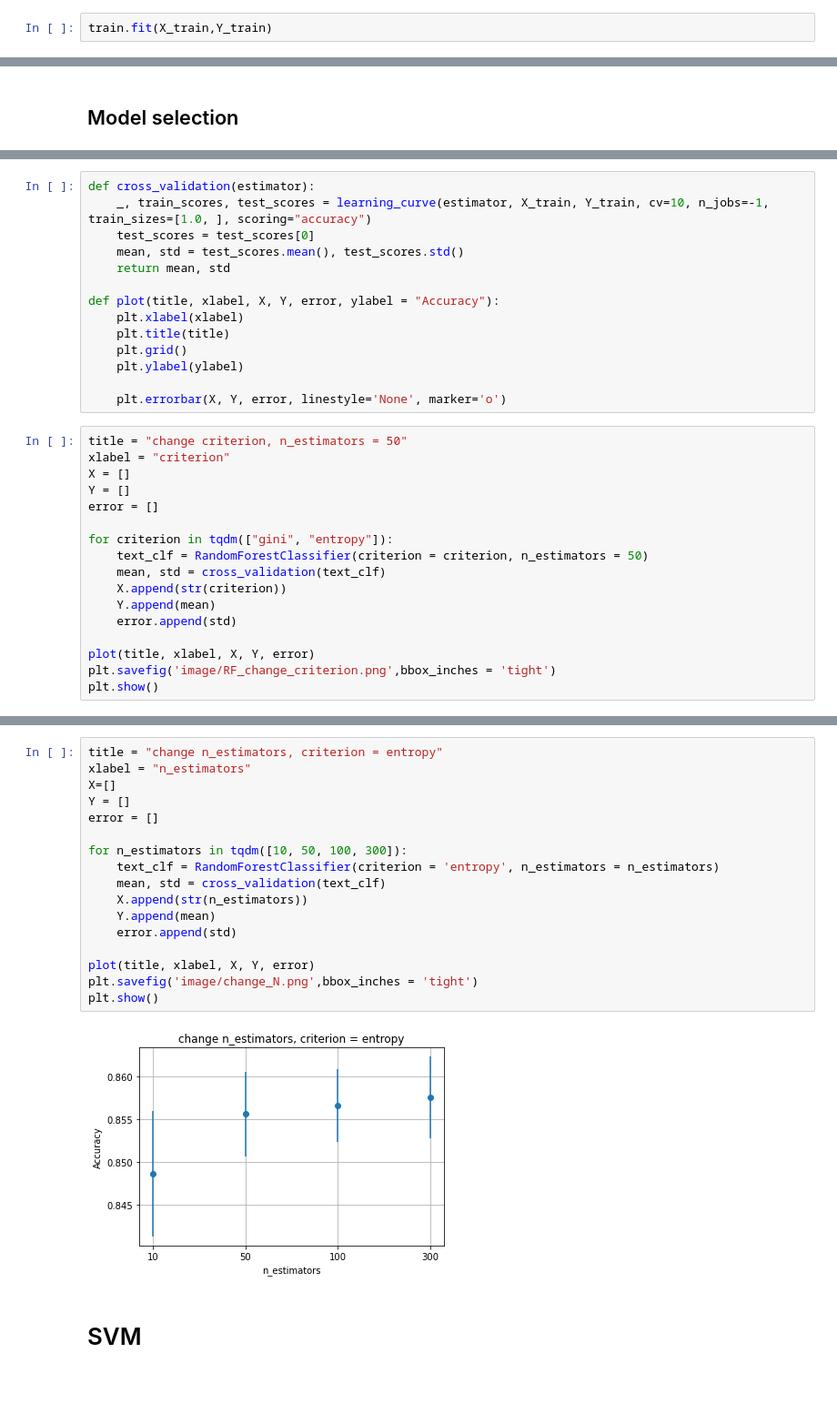
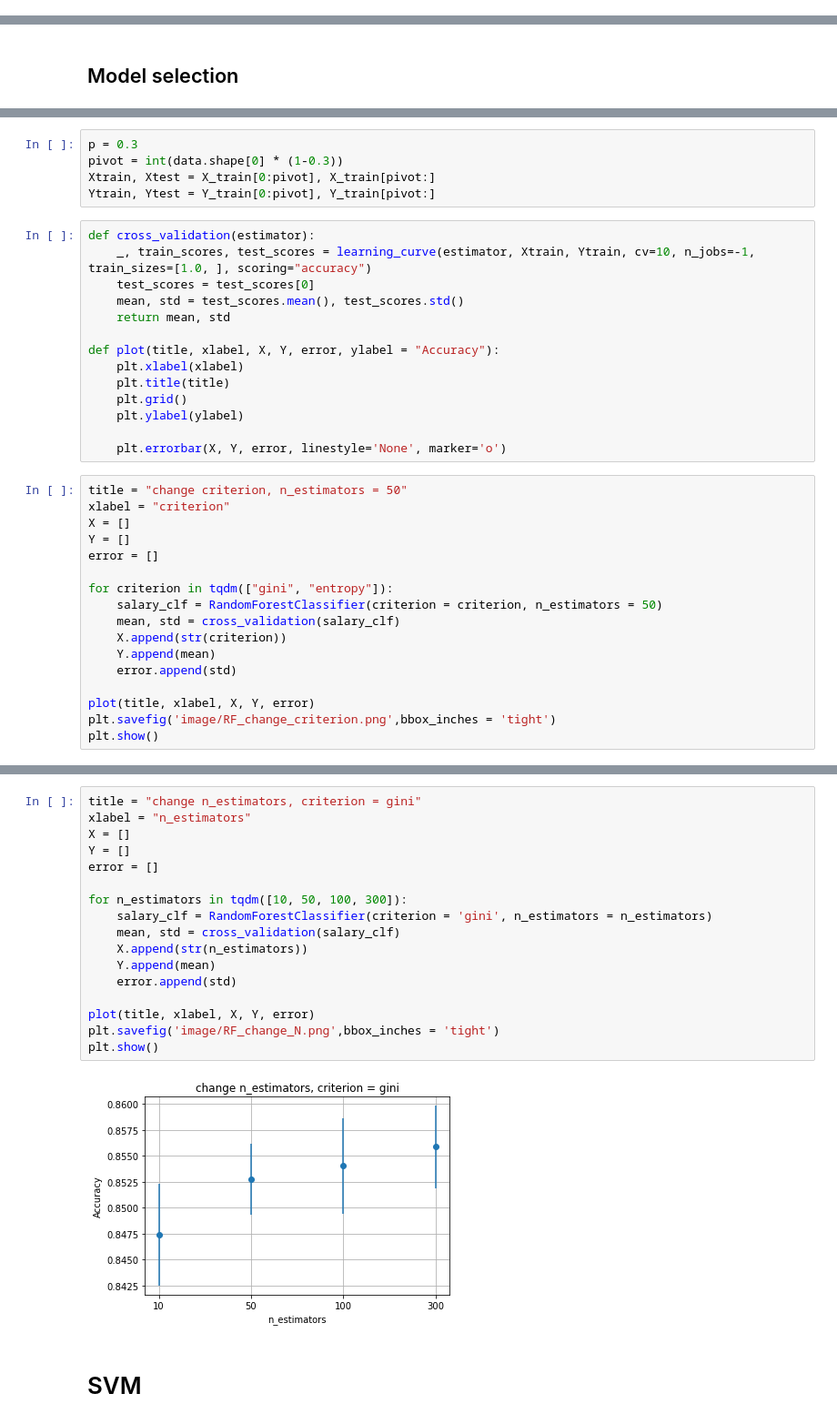
Before and after one commit to Nga20204887/MachineLearning, a Jupyter notebook: compare-model.ipynb, the cells around one changed output, grey strips where cells are left out. Shown at 91% size. Drawn from its saved outputs; the diff is of its cells as text; blank space fills up the shorter version.

Commit message:
RandomForestClassifier

```diff
--- a/compare-model.ipynb
+++ b/compare-model.ipynb
@@ -283,2 +275,0 @@ RandomForestClassifier(n_estimators=50)
-# %%
-train.fit(X_train,Y_train)
@@ -334,8 +300,13 @@ from sklearn.metrics import accuracy_score, confusion_matrix, plot_confusion_mat
 
 %matplotlib inline
+# %%
+p = 0.3
+pivot = int(data.shape[0] * (1-0.3))
+Xtrain, Xtest = X_train[0:pivot], X_train[pivot:]
+Ytrain, Ytest = Y_train[0:pivot], Y_train[pivot:]
 # %%
 def cross_validation(estimator):
-    _, train_scores, test_scores = learning_curve(estimator, X_train, Y_train, cv=10, n_jobs=-1, train_sizes=[1.0, ], scoring="accuracy")
+    _, train_scores, test_scores = learning_curve(estimator, Xtrain, Ytrain, cv=10, n_jobs=-1, train_sizes=[1.0, ], scoring="accuracy")
     test_scores = test_scores[0]
     mean, std = test_scores.mean(), test_scores.std()
     return mean, std
@@ -355,8 +326,8 @@ Y = []
 error = []
 
 for criterion in tqdm(["gini", "entropy"]):
-    text_clf = RandomForestClassifier(criterion = criterion, n_estimators = 50)
-    mean, std = cross_validation(text_clf)
+    salary_clf = RandomForestClassifier(criterion = criterion, n_estimators = 50)
+    mean, std = cross_validation(salary_clf)
     X.append(str(criterion))
     Y.append(mean)
     error.append(std)
@@ -369,22 +340,22 @@ plt.show()
 # %%
-title = "change n_estimators, criterion = entropy"
+title = "change n_estimators, criterion = gini"
 xlabel = "n_estimators"
-X=[]
+X = []
 Y = []
 error = []
 
 for n_estimators in tqdm([10, 50, 100, 300]):
-    text_clf = RandomForestClassifier(criterion = 'entropy', n_estimators = n_estimators)
-    mean, std = cross_validation(text_clf)
+    salary_clf = RandomForestClassifier(criterion = 'gini', n_estimators = n_estimators)
+    mean, std = cross_validation(salary_clf)
     X.append(str(n_estimators))
     Y.append(mean)
     error.append(std)
 
 plot(title, xlabel, X, Y, error)
-plt.savefig('image/change_N.png',bbox_inches = 'tight')
+plt.savefig('image/RF_change_N.png',bbox_inches = 'tight')
 plt.show()
 # %% [output]
-[figure, old version]
+[figure, new version]
 # %% [markdown]
 # SVM
 # %%
```
Also changed, not shown: parts of 39 cells of this notebook, 13 other files.
